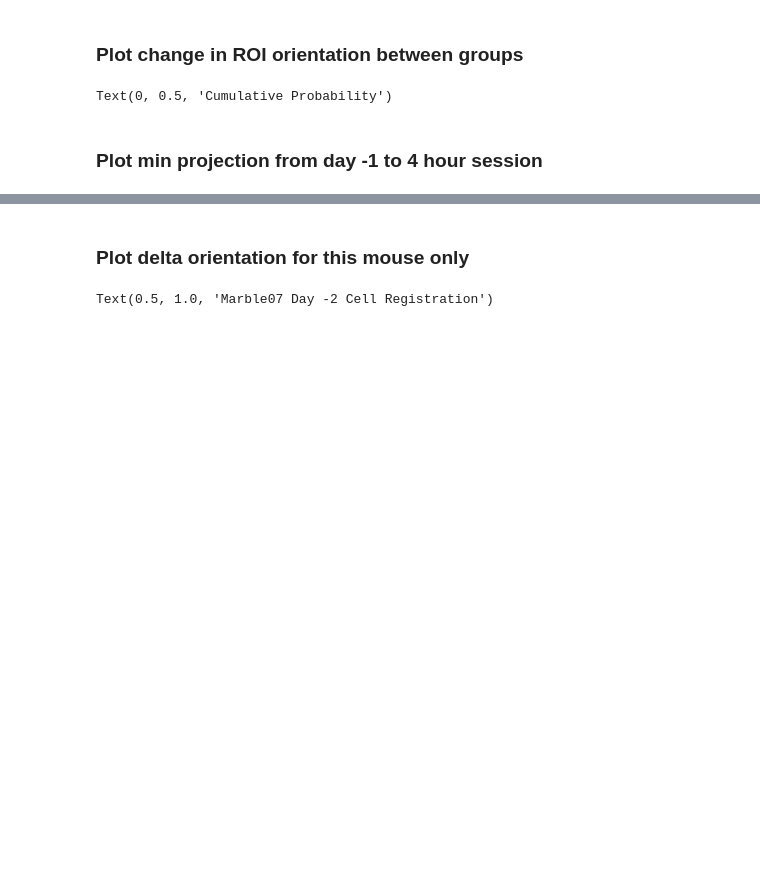
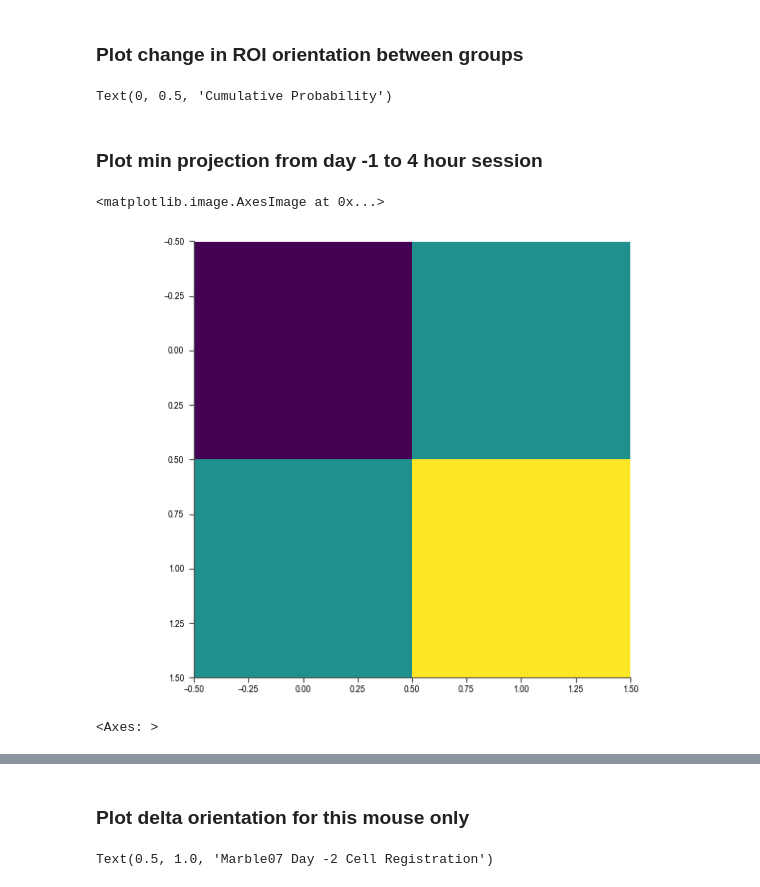
Before and after one commit to nkinsky/Eraser, a Jupyter notebook: Notebooks/Fig_Reg_Quality.ipynb, the cells around one changed output, grey strips where cells are left out. Saved outputs shown, nothing was run; the diff lists cells and outputs as text; code cells hidden in the pictures; blank space fills up the shorter version.

```diff
--- a/Notebooks/Fig_Reg_Quality.ipynb
+++ b/Notebooks/Fig_Reg_Quality.ipynb
@@ -70,6 +70,12 @@ Text(0, 0.5, 'Cumulative Probability')
 # %%
 # Set up projection subplots
 aprojs = FigRegQ.subplot2grid(FigRegQ.gs[0:2, 0:4], grid=(1, 3), return_axes=True)
+# %%
+_, ax = plt.subplots()
+ax.imshow(np.array([[1, 2], [2, 3]]), rasterized=True)
+# %% [output]
+<matplotlib.image.AxesImage at 0x...>
+[figure, added]
 # %%
 # an1 = FigRegQ.subplot((4, 4, 4))
 # a4 = FigRegQ.subplot((4, 4, 8))
@@ -98,6 +104,11 @@ parula_custom = [[1, 1, 1, 1],
                  [0.9763, 0.9831, 0.0538]]
 
 parula_custom = LinearSegmentedColormap.from_list("parula_nk", parula_custom)
+# %%
+trc.plot_ROIs_bw_sessions(mouse, arena, day1, arena, day2, proj='custom', custom_bkgrd=bkgrd, bkgrd_cmap=parula_custom,
+                              plot_all_rois=False, ax=azoom, bkgrd_rasterized=True)
+# %% [output]
+<Axes: >
 # %%
 import matplotlib.patches as patches
 # afull = FigRegQ.subplot((4, 4, 1))
```
Also changed, not shown: parts of 6 cells of this notebook.
